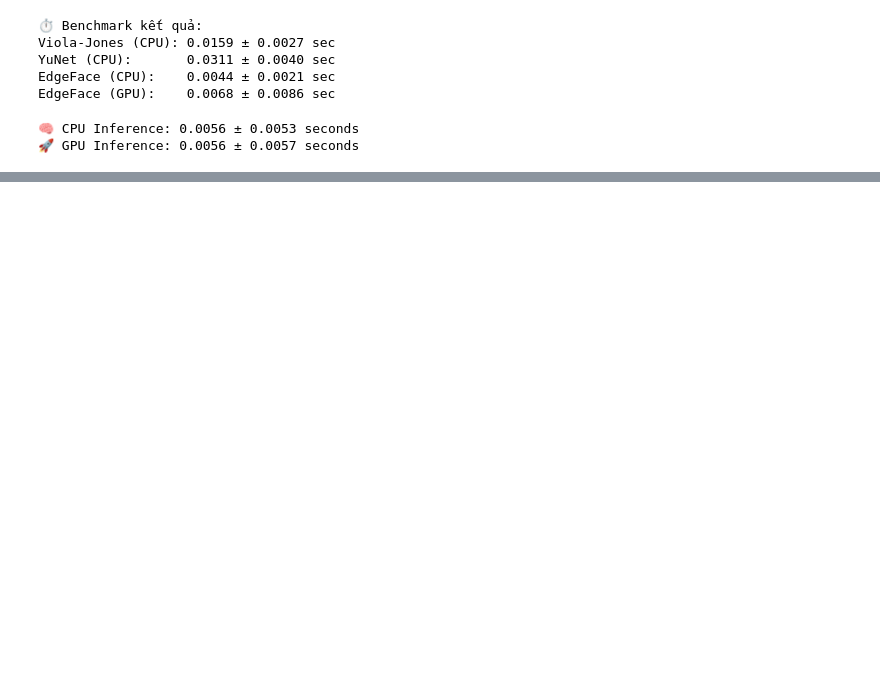
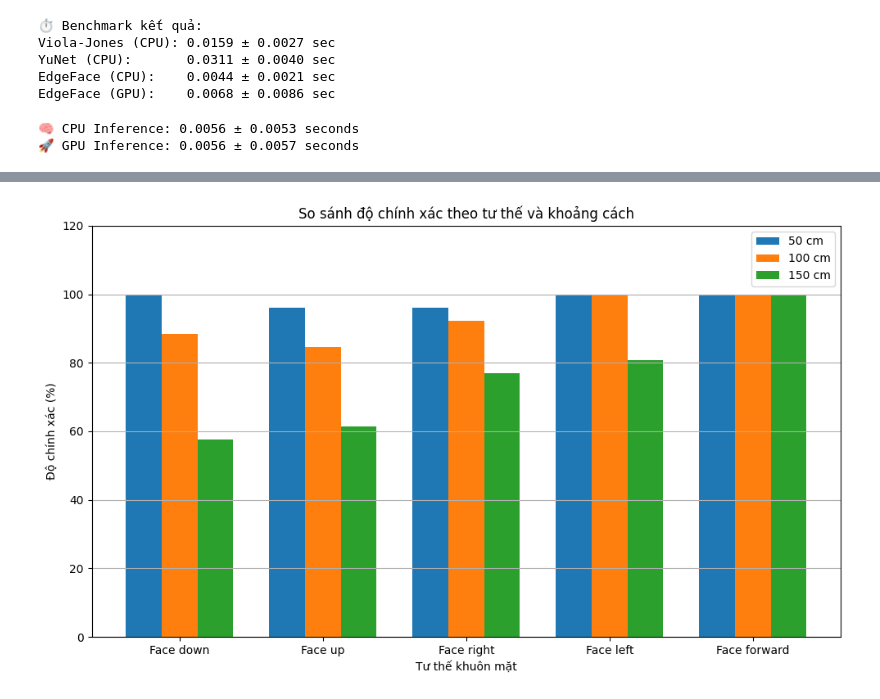
Before and after one commit to NLT22/DATN, a Jupyter notebook: test_perform.ipynb, the cells around one changed output, grey strips where cells are left out. Saved outputs shown, nothing was run; the diff lists cells and outputs as text; code cells hidden in the pictures; blank space fills up the shorter version.

```diff
--- a/test_perform.ipynb
+++ b/test_perform.ipynb
@@ -258,0 +473,36 @@ Mean diff score: 0.1384
+# %%
+import numpy as np
+import matplotlib.pyplot as plt
+
+# ==== NHẬP DỮ LIỆU ====
+pose_labels = ["Face down", "Face up", "Face right", "Face left", "Face forward"]
+
+accuracy_50cm = [100.0, 96.15, 96.15, 100.0, 100.0]
+accuracy_100cm = [88.46, 84.62, 92.31, 100.0, 100.0]
+accuracy_150cm = [57.69, 61.54, 76.92, 80.77, 100.0]
+
+# ==== VẼ BIỂU ĐỒ ====
+bar_width = 0.25
+x = np.arange(len(pose_labels))
+
+fig, ax = plt.subplots(figsize=(10, 6))
+
+# Các cột
+ax.bar(x - bar_width, accuracy_50cm, width=bar_width, label='50 cm', color='tab:blue')
+ax.bar(x, accuracy_100cm, width=bar_width, label='100 cm', color='tab:orange')
+ax.bar(x + bar_width, accuracy_150cm, width=bar_width, label='150 cm', color='tab:green')
+
+# Nhãn và định dạng
+ax.set_xlabel("Tư thế khuôn mặt")
+ax.set_ylabel("Độ chính xác (%)")
+ax.set_title("So sánh độ chính xác theo tư thế và khoảng cách")
+ax.set_xticks(x)
+ax.set_xticklabels(pose_labels)
+ax.set_ylim(0, 120)
+ax.legend()
+ax.grid(True, axis='y')
+
+plt.tight_layout()
+plt.show()
+# %% [output]
+[figure, added]
```
Also changed, not shown: parts of 7 cells of this notebook, 4 other files.
